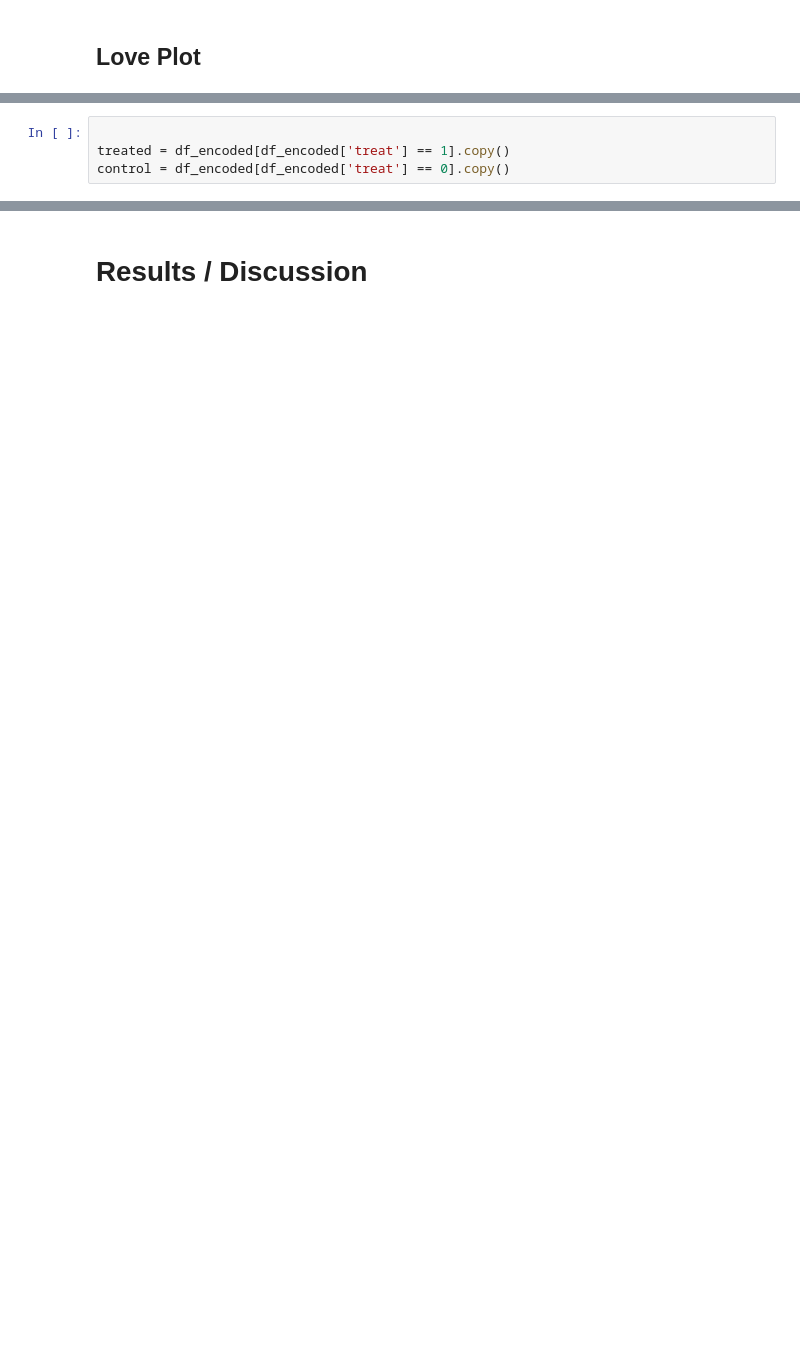
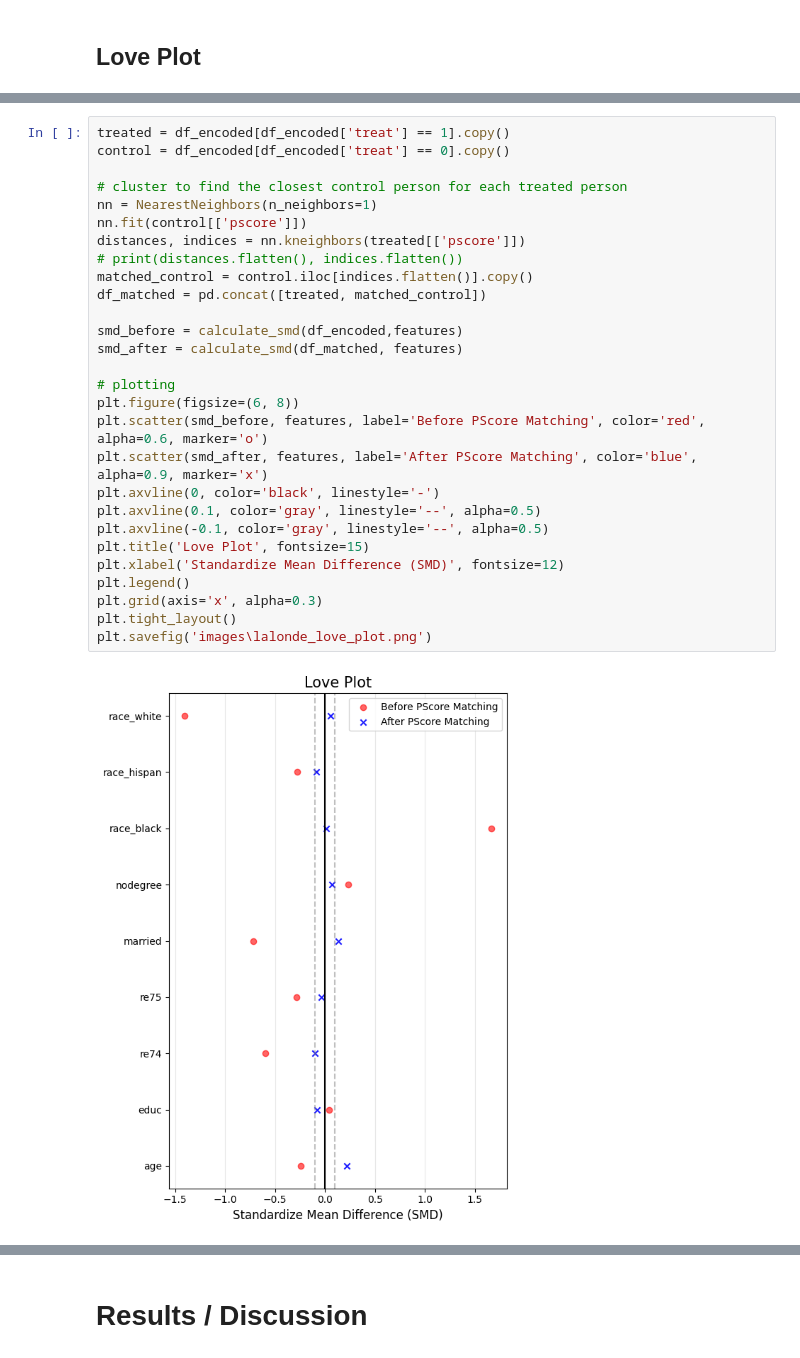
Before and after one commit to anicholson6/Personal-Portfolio, a Jupyter notebook: propensity/propensity_score_match.ipynb, the cells around one changed output, grey strips where cells are left out. Cells and saved outputs as stored; diff of their text form; blank space fills up the shorter version.

Commit message:
lalonde results

```diff
--- a/propensity/propensity_score_match.ipynb
+++ b/propensity/propensity_score_match.ipynb
@@ -211,4 +199,30 @@ Only needed 9 iterations for convergence. Now I'll look at how the model changed
 # %%
-
 treated = df_encoded[df_encoded['treat'] == 1].copy()
 control = df_encoded[df_encoded['treat'] == 0].copy()
+
+# cluster to find the closest control person for each treated person
+nn = NearestNeighbors(n_neighbors=1)
+nn.fit(control[['pscore']])
+distances, indices = nn.kneighbors(treated[['pscore']])
+# print(distances.flatten(), indices.flatten())
+matched_control = control.iloc[indices.flatten()].copy()
+df_matched = pd.concat([treated, matched_control])
+
+smd_before = calculate_smd(df_encoded,features)
+smd_after = calculate_smd(df_matched, features)
+
+# plotting
+plt.figure(figsize=(6, 8))
+plt.scatter(smd_before, features, label='Before PScore Matching', color='red', alpha=0.6, marker='o')
+plt.scatter(smd_after, features, label='After PScore Matching', color='blue', alpha=0.9, marker='x')
+plt.axvline(0, color='black', linestyle='-')
+plt.axvline(0.1, color='gray', linestyle='--', alpha=0.5)
+plt.axvline(-0.1, color='gray', linestyle='--', alpha=0.5)
+plt.title('Love Plot', fontsize=15)
+plt.xlabel('Standardize Mean Difference (SMD)', fontsize=12)
+plt.legend()
+plt.grid(axis='x', alpha=0.3)
+plt.tight_layout()
+plt.savefig('images\lalonde_love_plot.png')
+# %% [output]
+[figure, added]
```
Also changed, not shown: parts of 17 cells of this notebook, 1 other file.
